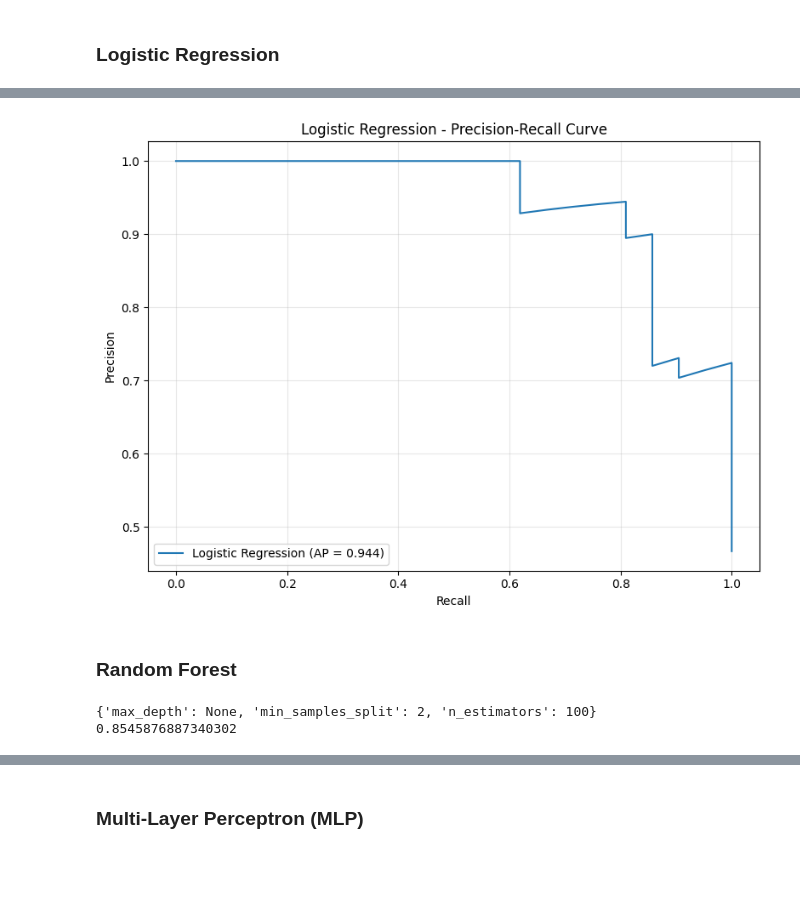
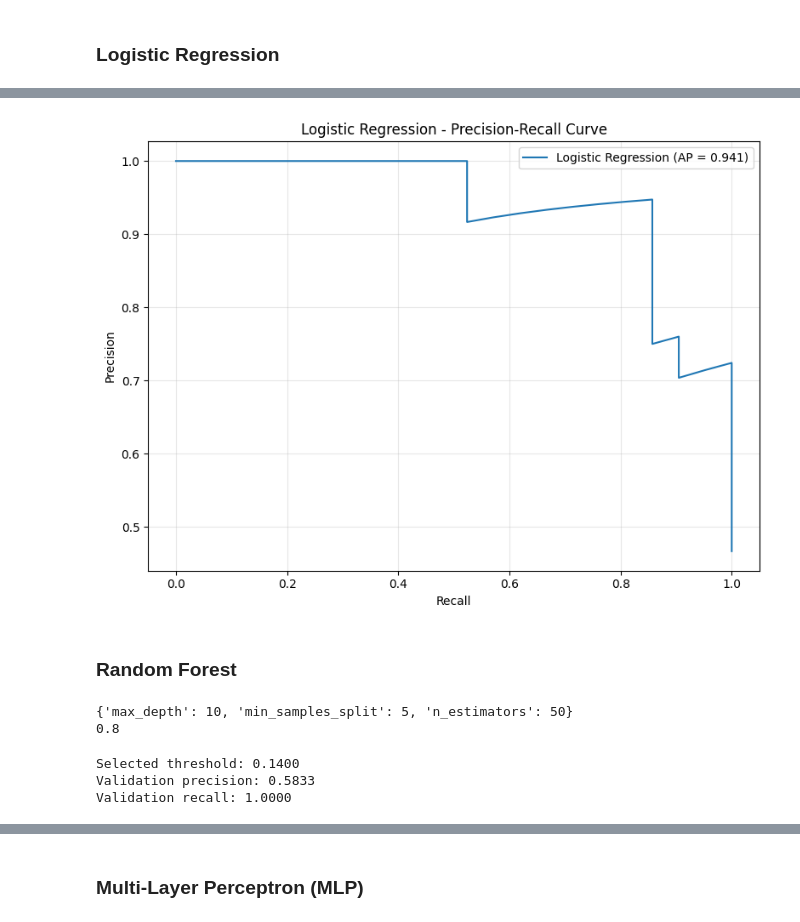
Before and after one commit to samy-bouchentouf/heart-disease-prediction, a Jupyter notebook: notebooks/model_comparison.ipynb, the cells around one changed output, grey strips where cells are left out. Cells and saved outputs as stored; diff of their text form; code cells hidden in the pictures; blank space fills up the shorter version.

```diff
--- a/notebooks/model_comparison.ipynb
+++ b/notebooks/model_comparison.ipynb
@@ -57,0 +50,15 @@ logreg_metrics = evaluate_model(
+# %%
+y_proba_val_logreg = model_reg.predict_proba(X_val)[:, 1]
+
+threshold_logreg, val_metrics_logreg = select_threshold(
+    y_val,
+    y_proba_val_logreg,
+    min_precision=0.5
+)
+
+if threshold_logreg is not None:
+    print(f"Selected threshold: {threshold_logreg:.4f}")
+    print(f"Validation precision: {val_metrics_logreg['precision']:.4f}")
+    print(f"Validation recall: {val_metrics_logreg['recall']:.4f}")
+else:
+    print("No threshold satisfies the precision constraint.")
@@ -57,0 +69,20 @@ logreg_metrics = evaluate_model(
+# %%
+if threshold_logreg is not None:
+    y_proba_logreg_all = model_reg.predict_proba(X_test)
+    y_proba_logreg = y_proba_logreg_all[:, 1]
+
+    y_pred_logreg = (y_proba_logreg >= threshold_logreg).astype(int)
+
+    loss_logreg = sklearn.metrics.log_loss(
+        y_test,
+        y_proba_logreg_all
+    )
+    print(f"Test loss: {loss_logreg:.4f}")
+
+    logreg_metrics = evaluate_model(
+        y_test,
+        y_pred_logreg,
+        y_proba_logreg,
+        loss=loss_logreg,
+        threshold=threshold_logreg
+    )
@@ -66,11 +99,11 @@ plot_confusion_matrix(
 # %%
 logreg_curve = plot_precision_recall_curve(
     y_test,
-    y_proba_logreg[:, 1],
+    y_proba_logreg,
     "Logistic Regression"
 )
 # %% [output]
-[figure, old version]
+[figure, new version]
 # %% [markdown]
 ### Random Forest
 # %%
@@ -83,18 +116,25 @@ print(grid.best_score_)
 print("")
 
 best_model = grid.best_estimator_
-
-y_pred_rf = best_model.predict(X_test)
-y_proba_rf = best_model.predict_proba(X_test)
-
-loss_rf = sklearn.metrics.log_loss(y_test, y_proba_rf)
-
-rf_metrics = evaluate_model(
-    y_test,
-    y_pred_rf,
-    y_proba_rf[:, 1],
-    loss=loss_rf
-)
 # %% [output]
-{'max_depth': None, 'min_samples_split': 2, 'n_estimators': 100}
-0.8545876887340302
+{'max_depth': 10, 'min_samples_split': 5, 'n_estimators': 50}
+0.8
+# %%
+y_proba_val_rf = best_model.predict_proba(X_val)[:, 1]
+
+threshold_rf, val_metrics_rf = select_threshold(
+    y_val,
+    y_proba_val_rf,
+    min_precision=0.5
+)
+
+if threshold_rf is not None:
+    print(f"Selected threshold: {threshold_rf:.4f}")
+    print(f"Validation precision: {val_metrics_rf['precision']:.4f}")
+    print(f"Validation recall: {val_metrics_rf['recall']:.4f}")
+else:
+    print("No threshold satisfies the precision constraint.")
+# %% [output]
+Selected threshold: 0.1400
+Validation precision: 0.5833
+Validation recall: 1.0000
```
Also changed, not shown: parts of 17 cells of this notebook, 1 other file.
